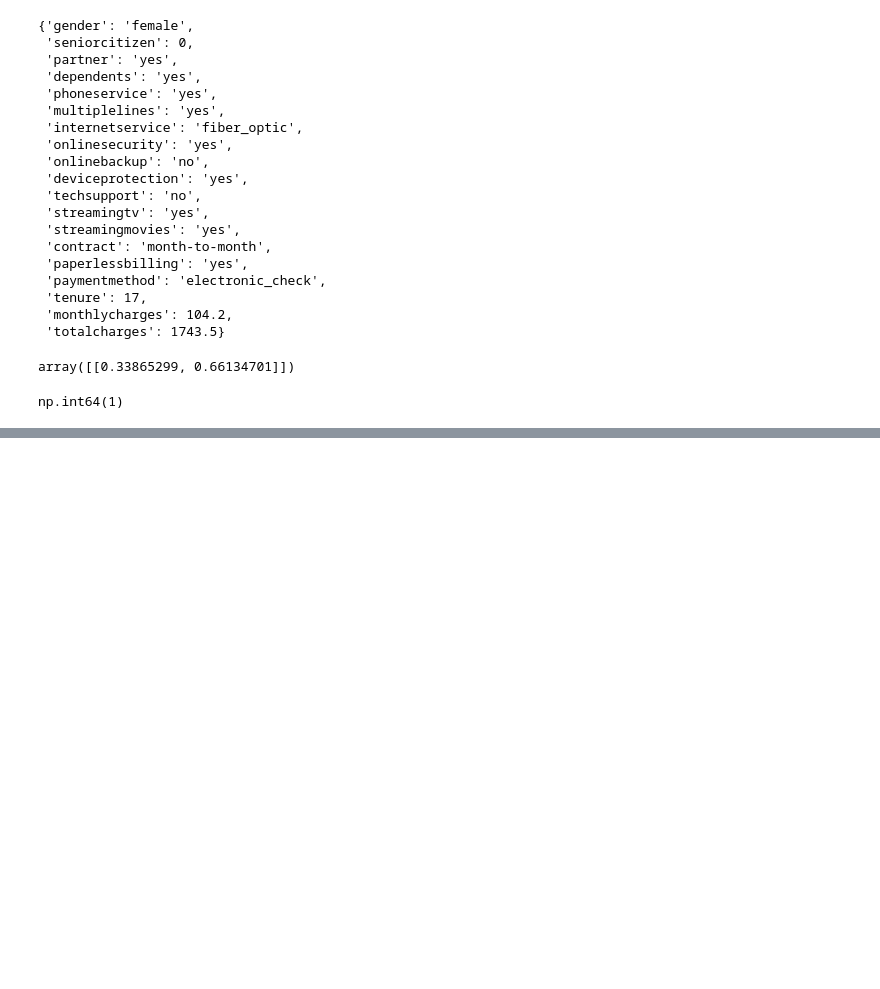
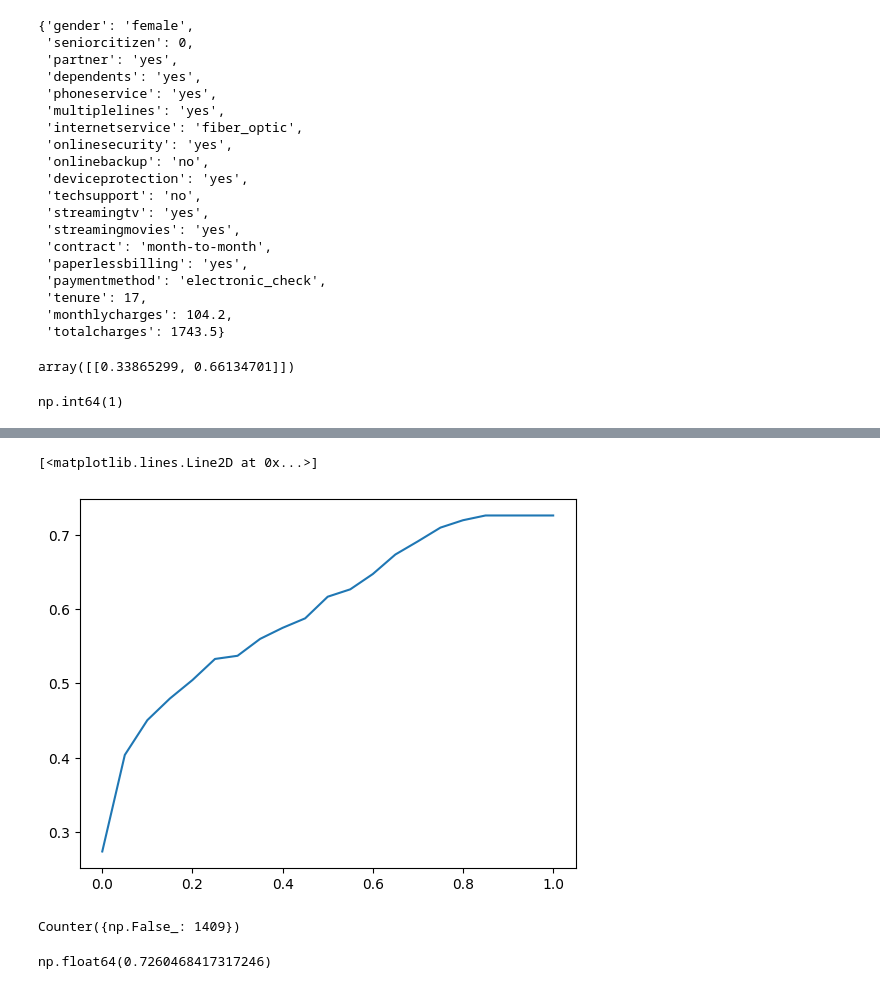
Before and after one commit to GabrielmAlves/machine-learning-zoomcamp, a Jupyter notebook: 03-churn-prediction/03-churn-prediction.ipynb, the cells around one changed output, grey strips where cells are left out. Cells and saved outputs as stored; diff of their text form; code cells hidden in the pictures; blank space fills up the shorter version.

Commit message:
understand why accuracy measurement isn't enough for classification models

```diff
--- a/03-churn-prediction/03-churn-prediction.ipynb
+++ b/03-churn-prediction/03-churn-prediction.ipynb
@@ -754,0 +778,11 @@ np.int64(1)
+# %%
+## we used 0.5 as threshold, but is it good enough?
+from sklearn.metrics import accuracy_score
+
+thresholds = np.linspace(0, 1, 21)
+scores = []
+
+for t in thresholds:
+    score = accuracy_score(y_val, y_pred >= t)
+    print('%.2f %.3f' % (t, score))
+    scores.append(score)
@@ -754,0 +807,20 @@ np.int64(1)
+# %%
+plt.plot(thresholds, scores)
+# %% [output]
+[<matplotlib.lines.Line2D at 0x...>]
+[figure, added]
+# %%
+from collections import Counter
+
+Counter(y_pred >= 1.0)
+# %% [output]
+Counter({np.False_: 1409})
+# %%
+## accuracy doesn't tell us how good the model is
+Counter(y_val)
+
+## we have a lot more non churning users than churning ones
+y_val.mean() ## 27% are churning
+1 - y_val.mean() ## 72% are non churning
+# %% [output]
+np.float64(0.7260468417317246)
```
Also changed, not shown: parts of 8 cells of this notebook.
